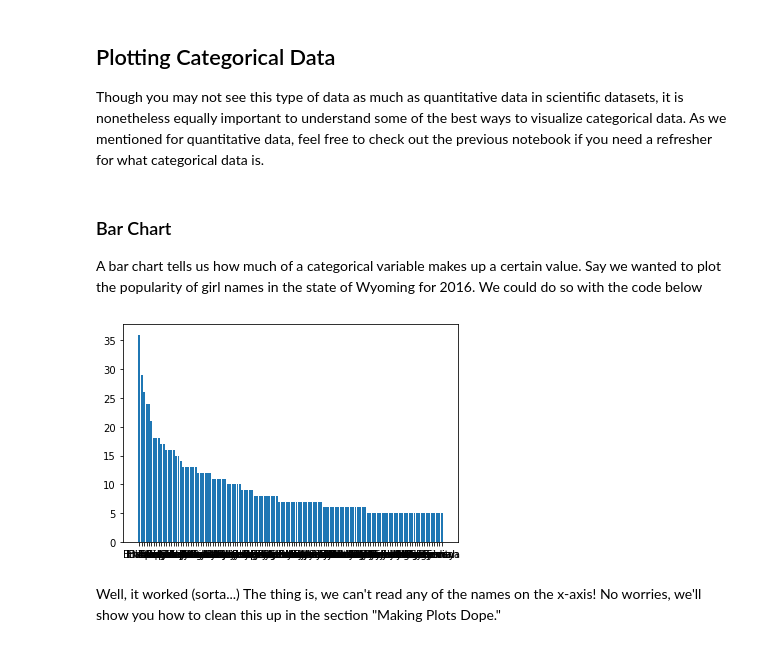
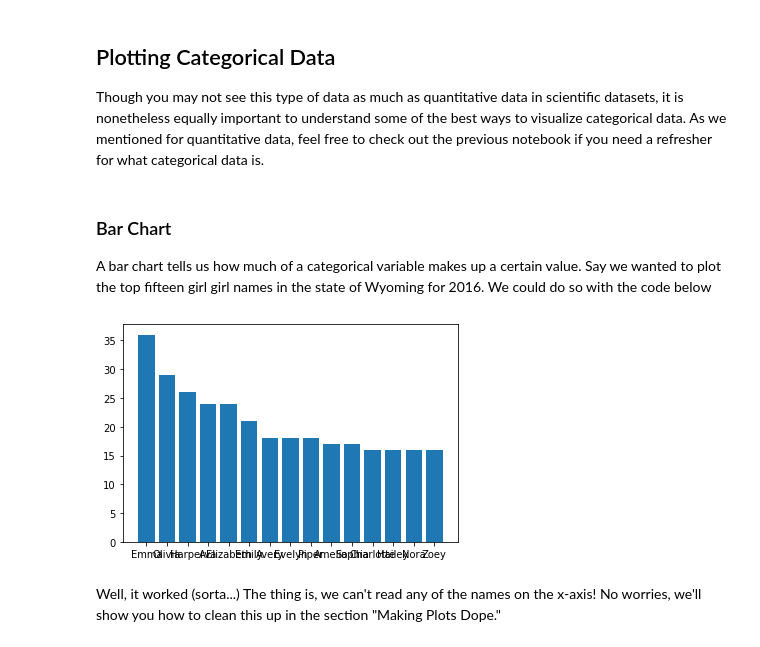
Before and after one commit to Sci-Teens/ecology-program, a Jupyter notebook: Lesson Three.ipynb, the cells around one changed output. Saved outputs shown, nothing was run; the diff lists cells and outputs as text; code cells hidden in the pictures.

```diff
--- a/Lesson Three.ipynb
+++ b/Lesson Three.ipynb
@@ -54,13 +54,13 @@ TypeError: hist() missing 1 required positional argument: 'x'
 Though you may not see this type of data as much as quantitative data in scientific datasets, it is nonetheless equally important to understand some of the best ways to visualize categorical data. As we mentioned for quantitative data, feel free to check out the previous notebook if you need a refresher for what categorical data is.
 # %% [markdown]
 ### Bar Chart
-A bar chart tells us how much of a categorical variable makes up a certain value. Say we wanted to plot the popularity of girl names in the state of Wyoming for 2016. We could do so with the code below
+A bar chart tells us how much of a categorical variable makes up a certain value. Say we wanted to plot the top fifteen girl girl names in the state of Wyoming for 2016. We could do so with the code below
 # %%
 girls_wyoming_2016 = data.loc[(data['Year'] == 2016) & (data['State'] == 'WY') & (data['Sex'] == 'F')]
-plt.bar(girls_wyoming_2016['Name'], girls_wyoming_2016['Count'])
+plt.bar(girls_wyoming_2016['Name'][:15], girls_wyoming_2016['Count'][:15])
 plt.show()
 # %% [output]
-[figure, old version]
+[figure, new version]
 # %% [markdown]
 Well, it worked (sorta...) The thing is, we can't read any of the names on the x-axis! No worries, we'll show you how to clean this up in the section "Making Plots Dope."
 # %% [markdown]
```
Also changed, not shown: parts of 13 cells of this notebook.
